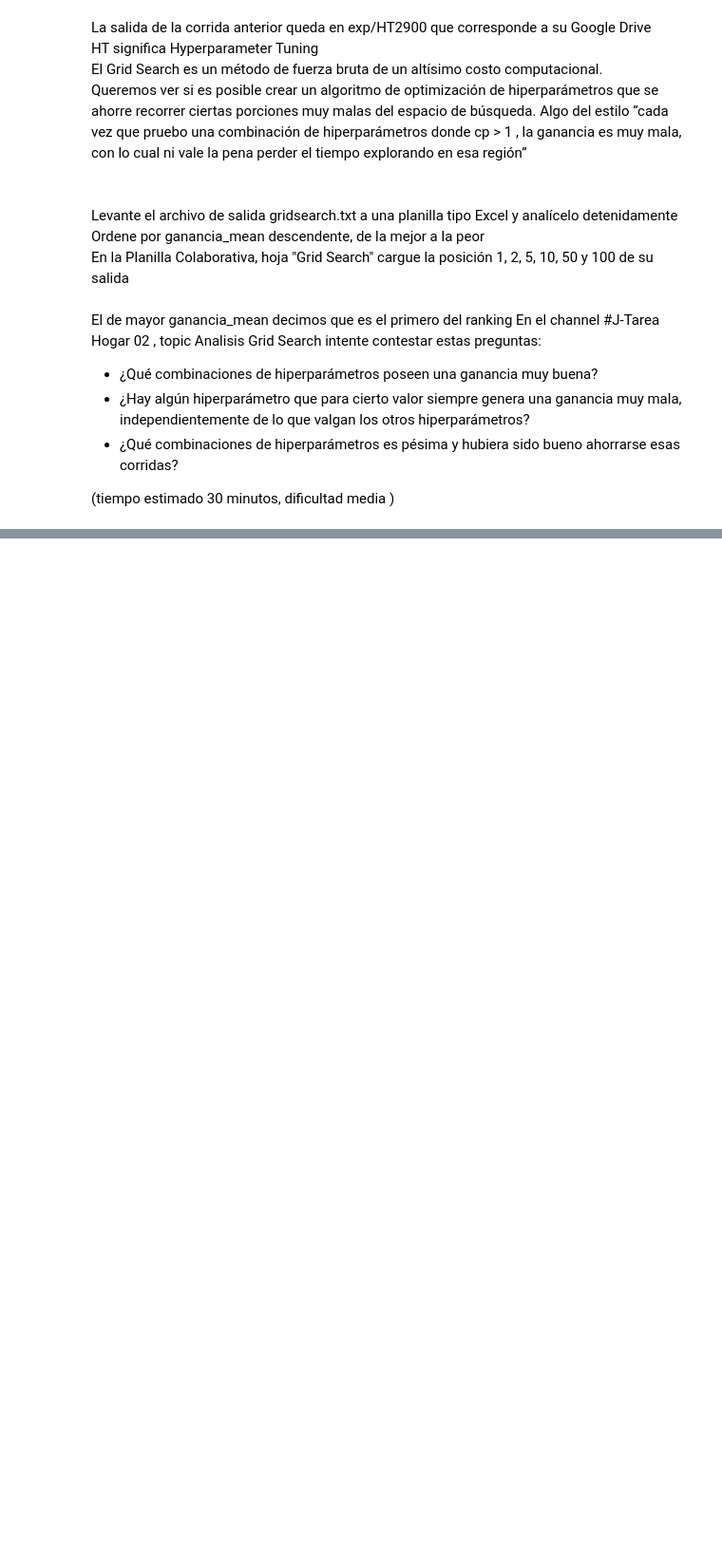
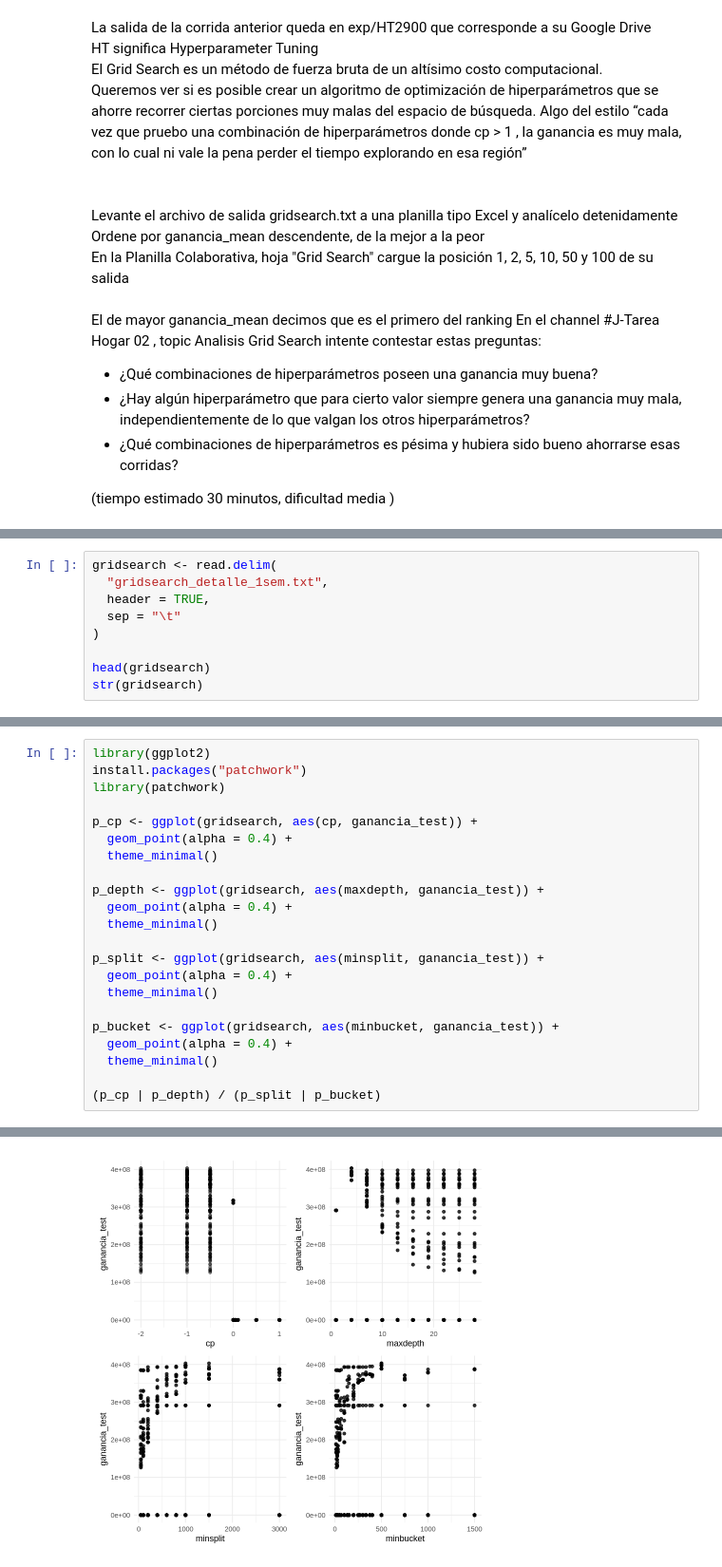
Before and after one commit to ssmito/dmeyf2026, a Jupyter notebook: arboles/z0290_TareaHogar_02.ipynb, the cells around one changed output, grey strips where cells are left out. Shown at 95% size. Drawn from its saved outputs; the diff is of its cells as text; blank space fills up the shorter version.

Commit message:
colab, scatter parametros vs ganancia

```diff
--- a/arboles/z0290_TareaHogar_02.ipynb
+++ b/arboles/z0290_TareaHogar_02.ipynb
@@ -517,0 +526,9 @@ En el channel  #J-Tarea Hogar 02 , topic Analisis Grid Search   intente contesta
+# %%
+gridsearch <- read.delim(
+  "gridsearch_detalle_1sem.txt",
+  header = TRUE,
+  sep = "\t"
+)
+
+head(gridsearch)
+str(gridsearch)
@@ -517,0 +552,23 @@ En el channel  #J-Tarea Hogar 02 , topic Analisis Grid Search   intente contesta
+# %%
+library(ggplot2)
+install.packages("patchwork")
+library(patchwork)
+
+p_cp <- ggplot(gridsearch, aes(cp, ganancia_test)) +
+  geom_point(alpha = 0.4) +
+  theme_minimal()
+
+p_depth <- ggplot(gridsearch, aes(maxdepth, ganancia_test)) +
+  geom_point(alpha = 0.4) +
+  theme_minimal()
+
+p_split <- ggplot(gridsearch, aes(minsplit, ganancia_test)) +
+  geom_point(alpha = 0.4) +
+  theme_minimal()
+
+p_bucket <- ggplot(gridsearch, aes(minbucket, ganancia_test)) +
+  geom_point(alpha = 0.4) +
+  theme_minimal()
+
+(p_cp | p_depth) / (p_split | p_bucket)
+# %% [output]
@@ -517,0 +577 @@ En el channel  #J-Tarea Hogar 02 , topic Analisis Grid Search   intente contesta
+[figure, added]
```
Also changed, not shown: parts of 6 cells of this notebook.
